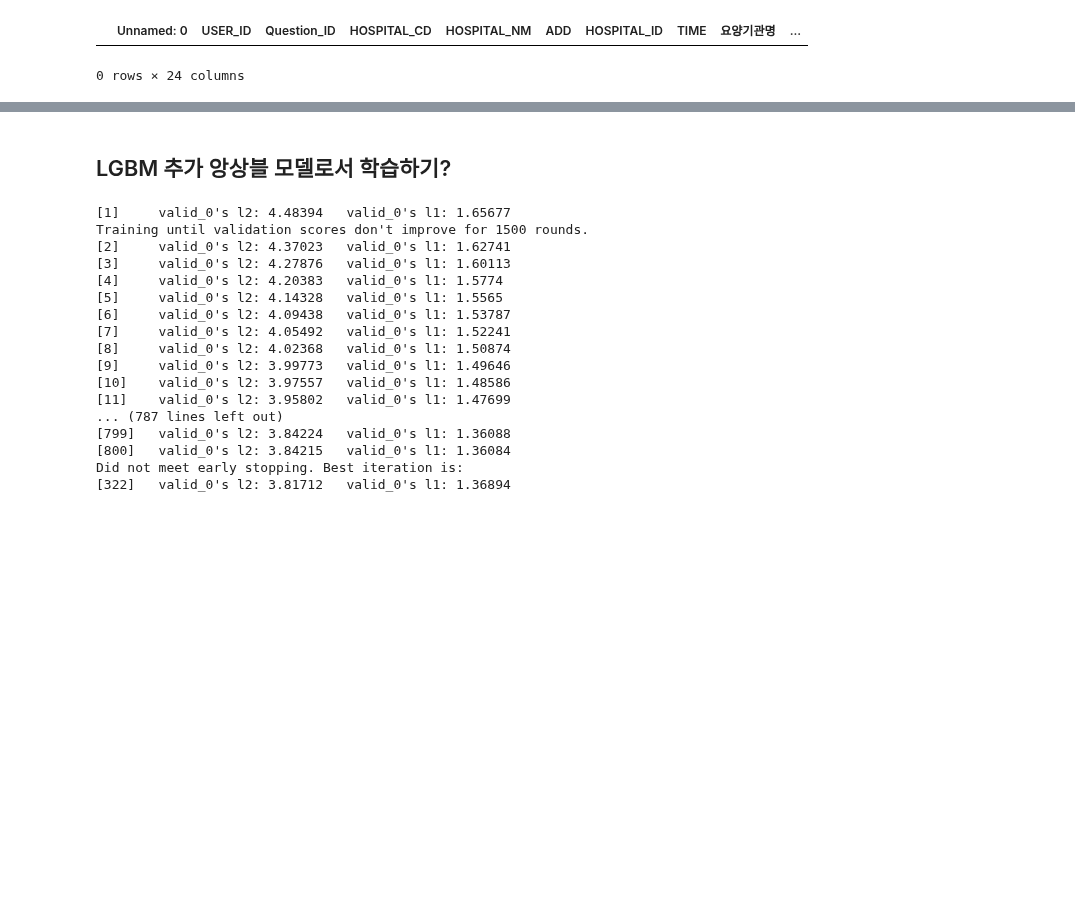
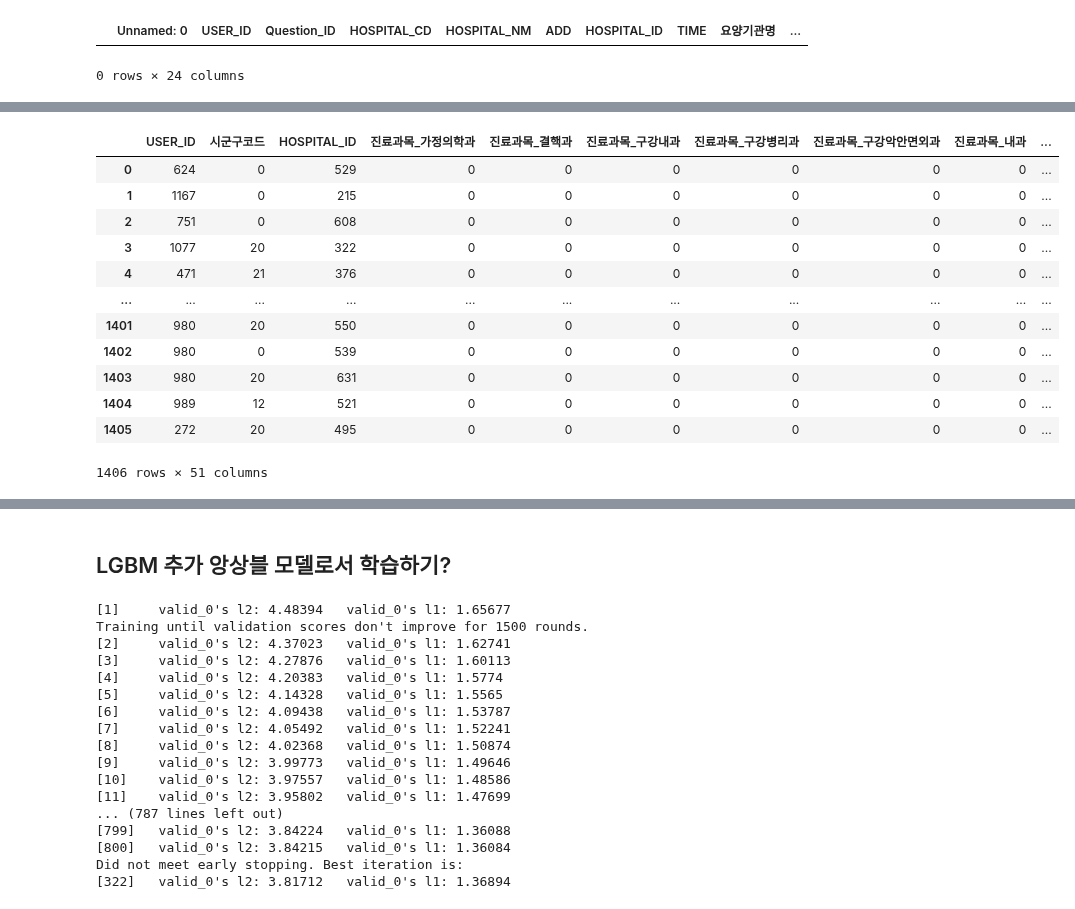
Before and after one commit to lhshs/2022_YDS2, a Jupyter notebook: GoodDoc_Baseline.ipynb, the cells around one changed output, grey strips where cells are left out. Saved outputs shown, nothing was run; the diff lists cells and outputs as text; code cells hidden in the pictures; blank space fills up the shorter version.

```diff
--- a/GoodDoc_Baseline.ipynb
+++ b/GoodDoc_Baseline.ipynb
@@ -295,3 +317,49 @@ Final_Test
+# %%
+'''
+x, y 좌표 빼 보기
+'''
+
+# 학습에 활용할 모든 Column
+ALL_FIELDS = ['USER_ID', 'HOSPITAL_ID', '시군구코드']
+
+# 학습에 활용할 모든 Column
+Subject_FIELDS = [k for k in Refined_Test.columns if k.startswith('진료과목')]
+
+# 범주형 변수가 담긴 Column > One Hot Encoding으로 변경해야함
+CAT_FIELDS = list(set(ALL_FIELDS)) + Subject_FIELDS
+
+mms = MinMaxScaler(feature_range=(0,1))
+
+for feat in CAT_FIELDS:
+    lbe = LabelEncoder()
+    Refined_Test[feat] = lbe.fit_transform(Refined_Test[feat])
+
+fixlen_feature_columns = [SparseFeat(feat, Refined_Test[feat].nunique()) for feat in CAT_FIELDS]
+dnn_feature_columns = fixlen_feature_columns
+linear_feature_columns = fixlen_feature_columns
+
+DeepFM_Test_Columns = get_feature_names(fixlen_feature_columns)
+DeepFM_Test_Columns.append('Predict_Score')
+
+Final_Test = Refined_Test[DeepFM_Test_Columns]
+# Final_Test[Final_Test.isna().any(axis=1)]
+
+Final_Test = Final_Test.fillna(0)
+Final_Test
+# %% [output]
+|  | USER_ID | 시군구코드 | HOSPITAL_ID | 진료과목_가정의학과 | 진료과목_결핵과 | 진료과목_구강내과 | 진료과목_구강병리과 | 진료과목_구강악안면외과 | 진료과목_내과 | ... |
+| 0 | 624 | 0 | 529 | 0 | 0 | 0 | 0 | 0 | 0 | ... |
+| 1 | 1167 | 0 | 215 | 0 | 0 | 0 | 0 | 0 | 0 | ... |
+| 2 | 751 | 0 | 608 | 0 | 0 | 0 | 0 | 0 | 0 | ... |
+| 3 | 1077 | 20 | 322 | 0 | 0 | 0 | 0 | 0 | 0 | ... |
+| 4 | 471 | 21 | 376 | 0 | 0 | 0 | 0 | 0 | 0 | ... |
+| ... | ... | ... | ... | ... | ... | ... | ... | ... | ... | ... |
+| 1401 | 980 | 20 | 550 | 0 | 0 | 0 | 0 | 0 | 0 | ... |
+| 1402 | 980 | 0 | 539 | 0 | 0 | 0 | 0 | 0 | 0 | ... |
+| 1403 | 980 | 20 | 631 | 0 | 0 | 0 | 0 | 0 | 0 | ... |
+| 1404 | 989 | 12 | 521 | 0 | 0 | 0 | 0 | 0 | 0 | ... |
+| 1405 | 272 | 20 | 495 | 0 | 0 | 0 | 0 | 0 | 0 | ... |
+1406 rows × 51 columns
 # %%
 test_model_input = {name: Final_Test[name] for name in DeepFM_Test_Columns}
 
```
Also changed, not shown: parts of 15 cells of this notebook.
